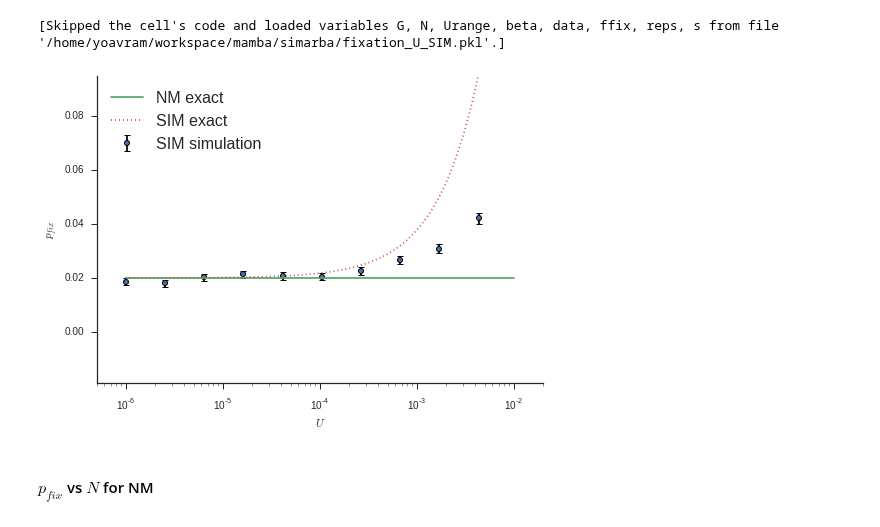
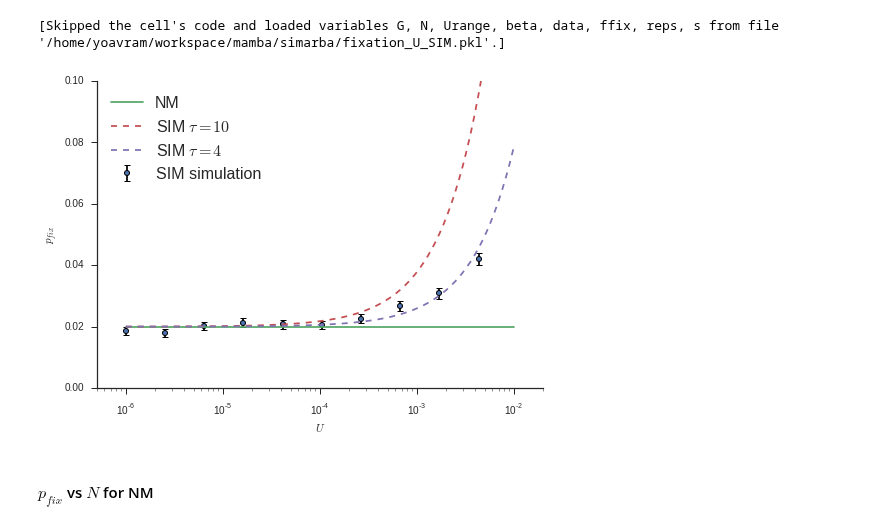
Before and after one commit to yoavram/mamba, a Jupyter notebook: simarba/adaptation model.ipynb, the cells around one changed output. Cells and saved outputs as stored; diff of their text form; code cells hidden in the pictures.

Commit message:
stopped to figure out p_fix vs U for sim

```diff
--- a/simarba/adaptation model.ipynb
+++ b/simarba/adaptation model.ipynb
@@ -794,28 +792,44 @@ pool.push({'simulation':simulation, 'ffix':ffix,'N':N,'s':s,'beta':beta,'G':G,'p
 data = array(pool.map_sync(lambda _: [simulation(ffix,N,U_,s,beta,G,pi,tau) for U_ in Urange[::10]], range(reps)))
 # %% [output]
 [Skipped the cell's code and loaded variables G, N, Urange, beta, data, ffix, reps, s from file '/home/yoavram/workspace/mamba/simarba/fixation_U_SIM.pkl'.]
+# %%
+pi,tau=1,10
+# %%
+def pfix(N,U,s,beta,pi=0,tau=1):
+    w = 1     * exp(-U - (tau - 1) * U * (pi == 0))
+    W = (1-s) * exp(-U - (tau - 1) * U * (pi <= 1))
+
+    nom   = 1-exp(-2 * (w/W - 1))
+    denom = 1-exp(-2 * N * (w/W - 1))
+    return nom/denom
 # %%
 y1 = array([pfix(N,U_,s,beta) for U_ in Urange])
 y2 = array([pfix(N,U_,s,beta,pi,tau) for U_ in Urange])
+#y3 = array([pfix(N,U_,s,beta,0,tau) for U_ in Urange])
+y4 = array([pfix(N,U_,s,beta,pi,4) for U_ in Urange])
+#y5 = array([pfix(N,U_,s,beta,pi+1,tau) for U_ in Urange])
 
 meany = data[:,:,0].mean(axis=0)
 semy  = data[:,:,0].std(axis=0, ddof=1)
 semy  = semy / sqrt(data.shape[0])
 # %%
 errorbar(Urange[::10], meany, yerr=semy, marker=ERRBAR_MARKER, ls=ERRBAR_LS, ecolor=ERRBAR_COL, label='SIM simulation')
-plot(Urange, y1, label='NM exact')
-plot(Urange, y2, ls=':', label='SIM exact')
+plot(Urange, y1, label='NM')
+plot(Urange, y2, ls='--', label=r'SIM $\tau='+str(tau)+'$')
+#plot(Urange, y3, ls=':', lw=5, label='CM')
+plot(Urange, y4, ls='--', label=r'SIM $\tau=4$')
+#plot(Urange[::5], y5[::5], marker='o', fillstyle='none', ls='none', label=r'SIM $\pi='+str(pi+1)+'$')
 
 xscale('log')
 #yscale('log')
 xlabel('$U$')
 ylabel('$p_{fix}$')
 xlim(min(Urange)/2, max(Urange)*2)
-ylim(-0.1*max(y2), max(y2)/2)
+ylim(0, 0.1)
 legend(loc='upper left');
 sns.despine()
 # %% [output]
-[figure, old version]
+[figure, new version]
 # %% [markdown]
 #### $p_{fix}$ vs $N$ for NM
 # %%
```
Also changed, not shown: parts of 5 cells of this notebook.
